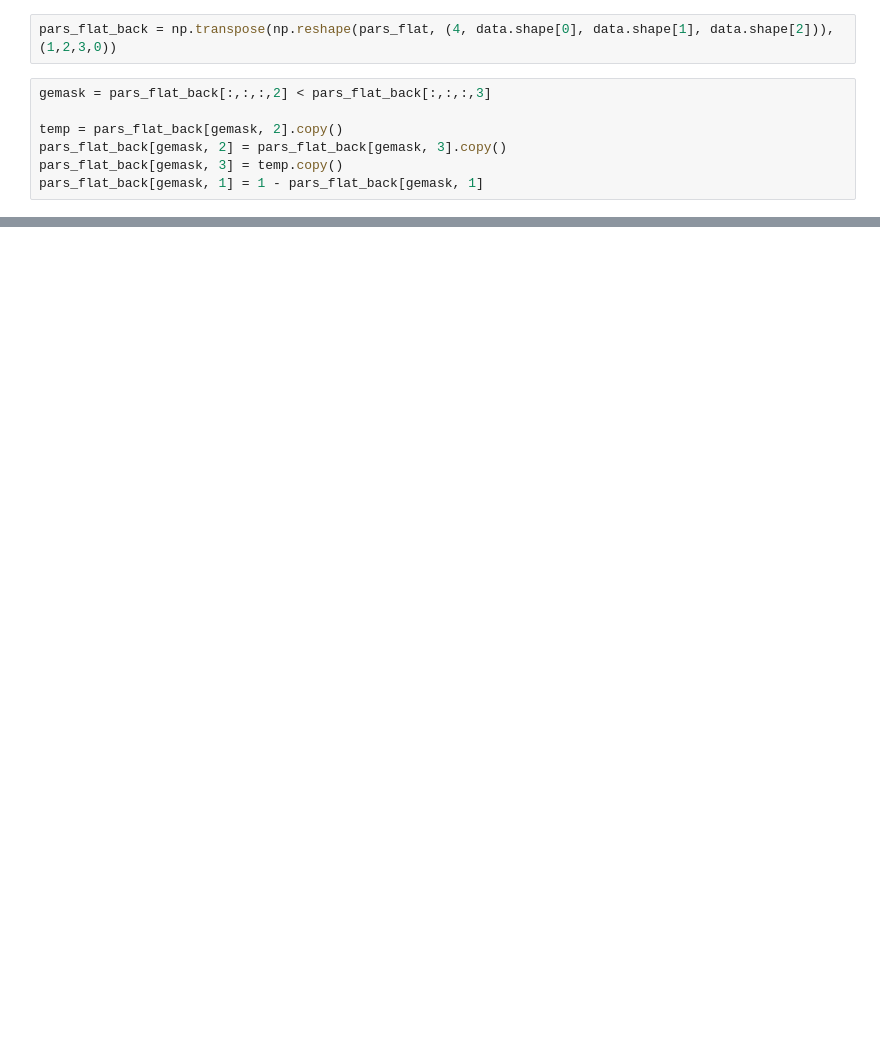
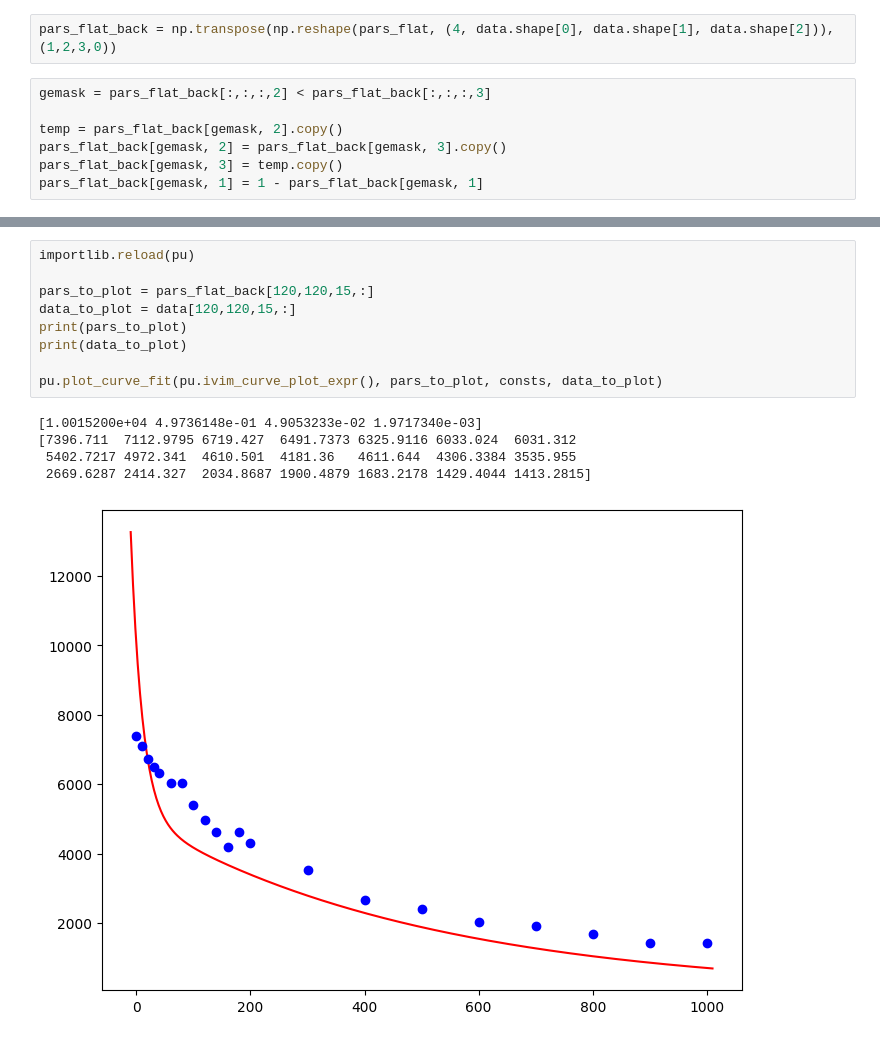
Before and after one commit to turbotage/pycompute, a Jupyter notebook: test_ivim.ipynb, the cells around one changed output, grey strips where cells are left out. Cells and saved outputs as stored; diff of their text form; blank space fills up the shorter version.

```diff
--- a/test_ivim.ipynb
+++ b/test_ivim.ipynb
@@ -152,0 +168,15 @@ param_printer(pars_flat_back, slicez=15, clim=[0.0, 0.01], viewport=[[0.0, 1.0],
+# %%
+importlib.reload(pu)
+
+pars_to_plot = pars_flat_back[120,120,15,:]
+data_to_plot = data[120,120,15,:]
+print(pars_to_plot)
+print(data_to_plot)
+
+pu.plot_curve_fit(pu.ivim_curve_plot_expr(), pars_to_plot, consts, data_to_plot)
+# %% [output]
+[1.0015200e+04 4.9736148e-01 4.9053233e-02 1.9717340e-03]
+[7396.711  7112.9795 6719.427  6491.7373 6325.9116 6033.024  6031.312
+ 5402.7217 4972.341  4610.501  4181.36   4611.644  4306.3384 3535.955
+ 2669.6287 2414.327  2034.8687 1900.4879 1683.2178 1429.4044 1413.2815]
+[figure, added]
```
Also changed, not shown: parts of 12 cells of this notebook, 7 other files.
